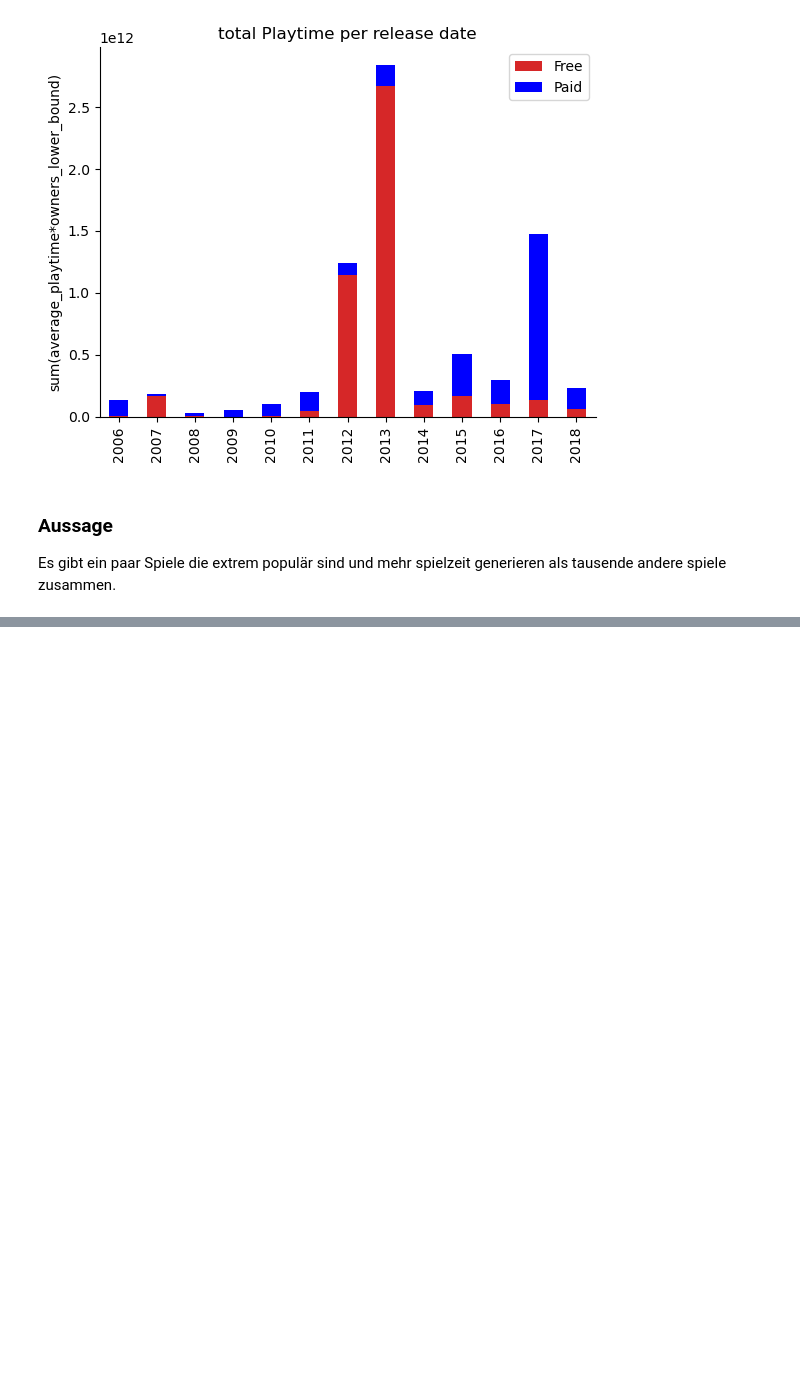
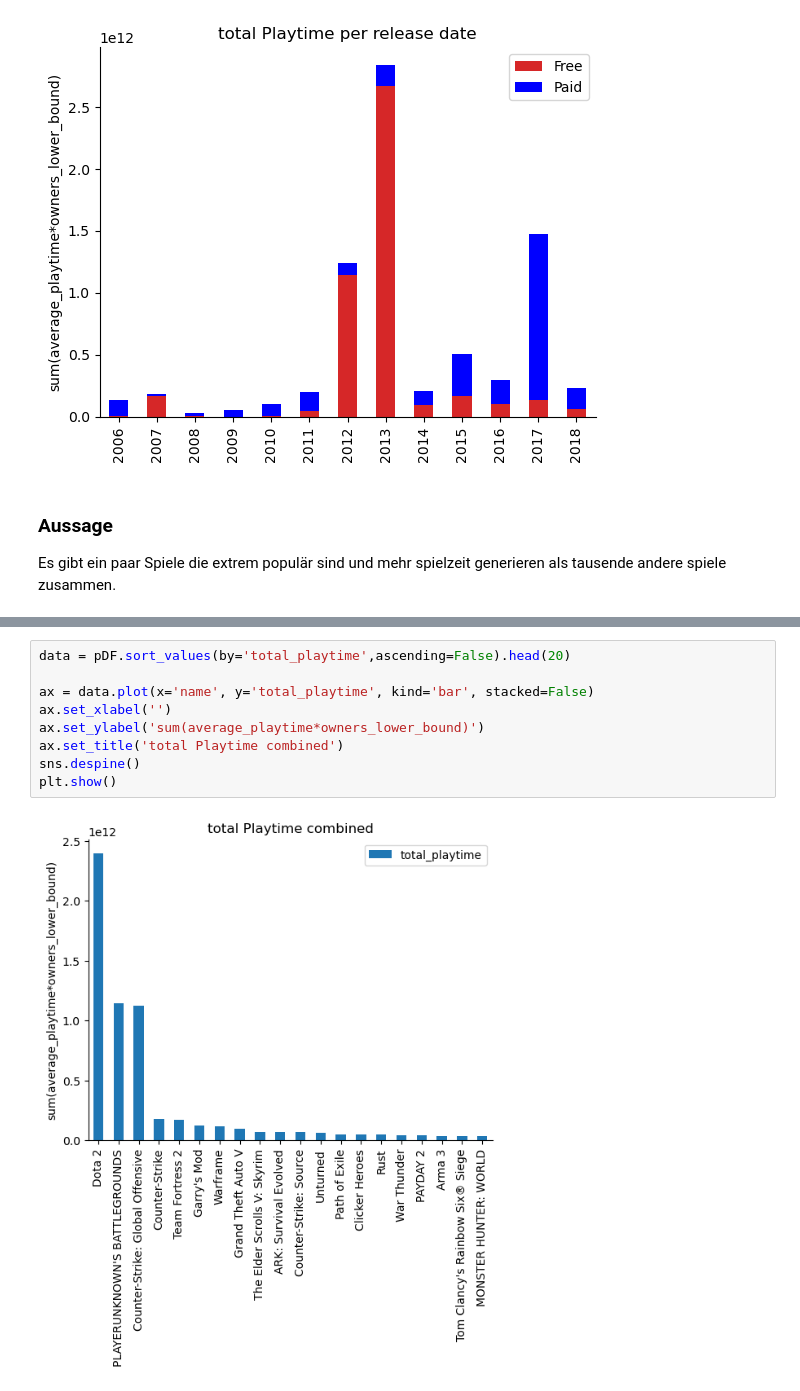
Before and after one commit to Emanum/TU_Visual_Data_Science, a Jupyter notebook: lab2/Steam-Analysis.ipynb, the cells around one changed output, grey strips where cells are left out. Cells and saved outputs as stored; diff of their text form; blank space fills up the shorter version.

```diff
--- a/lab2/Steam-Analysis.ipynb
+++ b/lab2/Steam-Analysis.ipynb
@@ -436,0 +462,11 @@ KeyError: 'owners'
+# %%
+data = pDF.sort_values(by='total_playtime',ascending=False).head(20)
+
+ax = data.plot(x='name', y='total_playtime', kind='bar', stacked=False)
+ax.set_xlabel('')
+ax.set_ylabel('sum(average_playtime*owners_lower_bound)')
+ax.set_title('total Playtime combined')
+sns.despine()
+plt.show()
+# %% [output]
+[figure, added]
```
Also changed, not shown: parts of 4 cells of this notebook, 4 other files.
